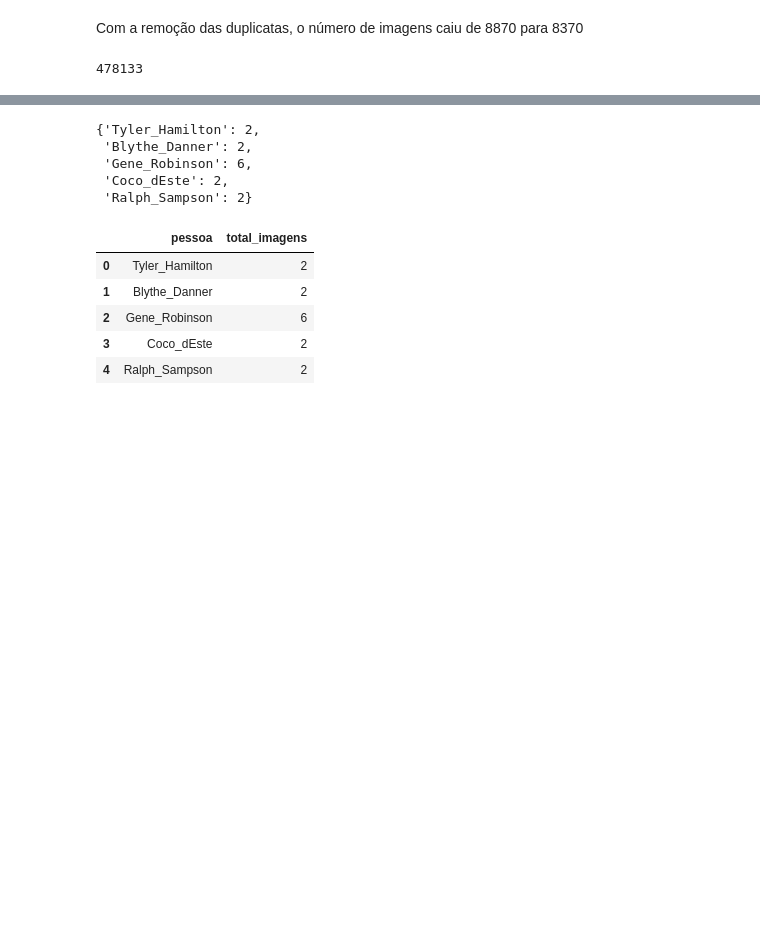
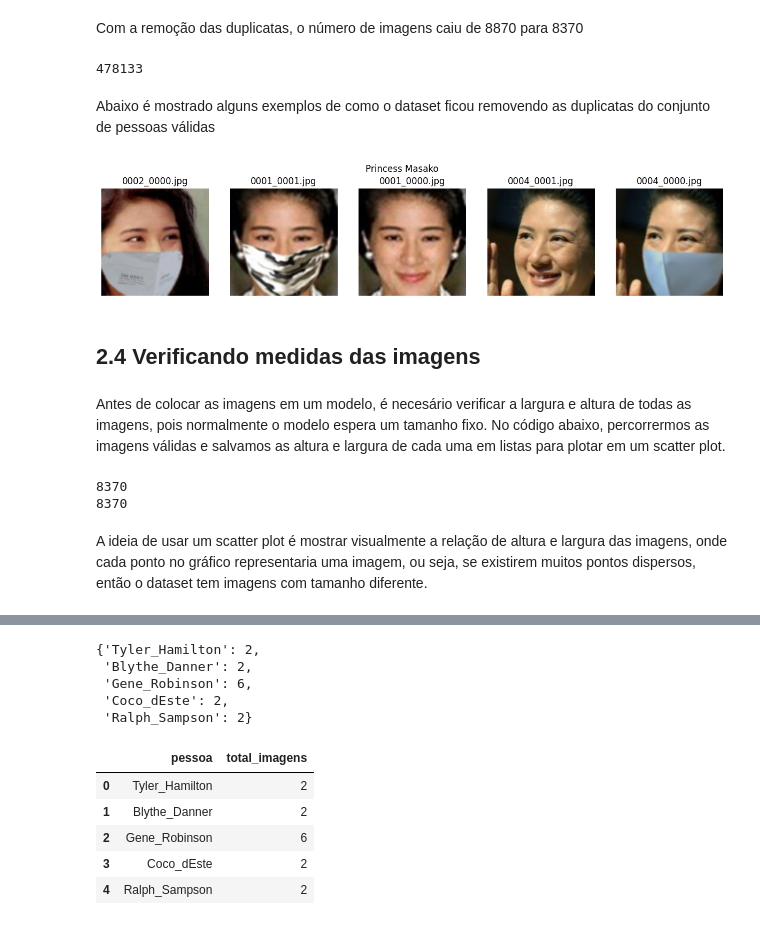
Before and after one commit to Carlos-Vic/face-recognition, a Jupyter notebook: notebook/carlos-oliveira-solution.ipynb, the cells around one changed output, grey strips where cells are left out. Saved outputs shown, nothing was run; the diff lists cells and outputs as text; code cells hidden in the pictures; blank space fills up the shorter version.

```diff
--- a/notebook/carlos-oliveira-solution.ipynb
+++ b/notebook/carlos-oliveira-solution.ipynb
@@ -368,3 +381,57 @@ import pickle
 
 with open('/kaggle/working/valid_images.pkl', 'rb') as f:
     valid_images = pickle.load(f)
+# %% [markdown]
+Abaixo é mostrado alguns exemplos de como o dataset ficou removendo as duplicatas do conjunto de pessoas válidas
+# %%
+from PIL import Image
+from pathlib import Path
+import matplotlib.pyplot as plt
+import numpy as np
+import random
+
+
+celebrity_img = random.choice(valid_images)
+celebrity_path = celebrity_img.parent
+
+images = []
+for i in celebrity_path.iterdir():
+    if i in valid_images:
+        img = np.asarray(Image.open(i))
+        nome = i.name
+        images.append((img, nome))
+
+fig, axs = plt.subplots(1, len(images), figsize=(len(images) * 3, 3))
+fig.suptitle(celebrity_path.name.replace('_', ' '))
+
+
+for i in range(len(images)):
+    titulo = images[i][1].split('_')
+    axs[i].set_title('_'.join(titulo[-2:]))
+    axs[i].imshow(images[i][0])
+    axs[i].axis('off')
+# %% [output]
+[figure, added]
+# %% [markdown]
+## 2.4 Verificando medidas das imagens
+# %% [markdown]
+Antes de colocar as imagens em um modelo, é necesário verificar a largura e altura de todas as imagens, pois normalmente o modelo espera um tamanho fixo. No código abaixo, percorrermos as imagens válidas e salvamos as altura e largura de cada uma em listas para plotar em um scatter plot.
+# %%
+from PIL import Image
+
+heights = []
+widths = []
+
+for images in valid_images:
+    with Image.open(images) as img:
+        width, height = img.size
+        widths.append(width)
+        heights.append(height)
+
+print(len(heights))
+print(len(widths))
+# %% [output]
+8370
+8370
+# %% [markdown]
+A ideia de usar um scatter plot é mostrar visualmente a relação de altura e largura das imagens, onde cada ponto no gráfico representaria uma imagem, ou seja, se existirem muitos pontos dispersos, então o dataset tem imagens com tamanho diferente.
```
Also changed, not shown: parts of 28 cells of this notebook.
